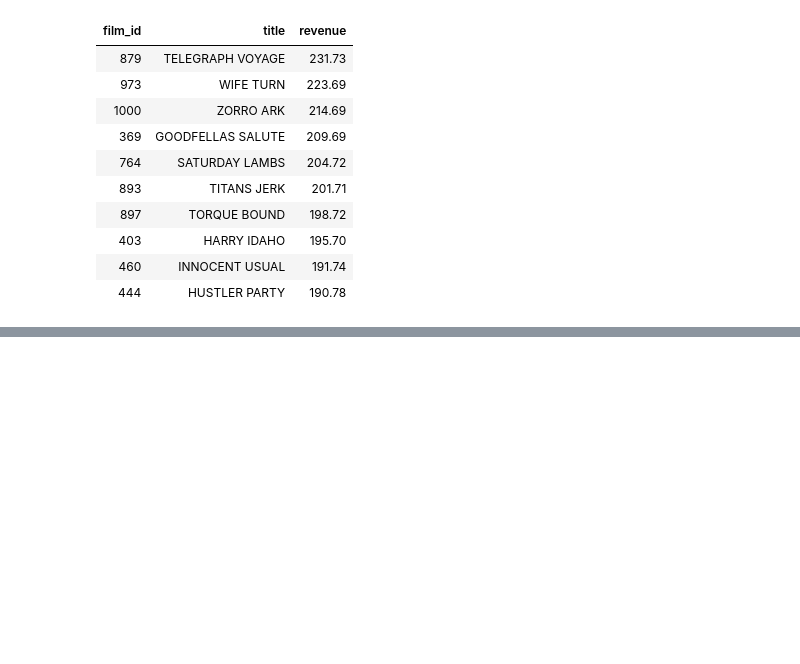
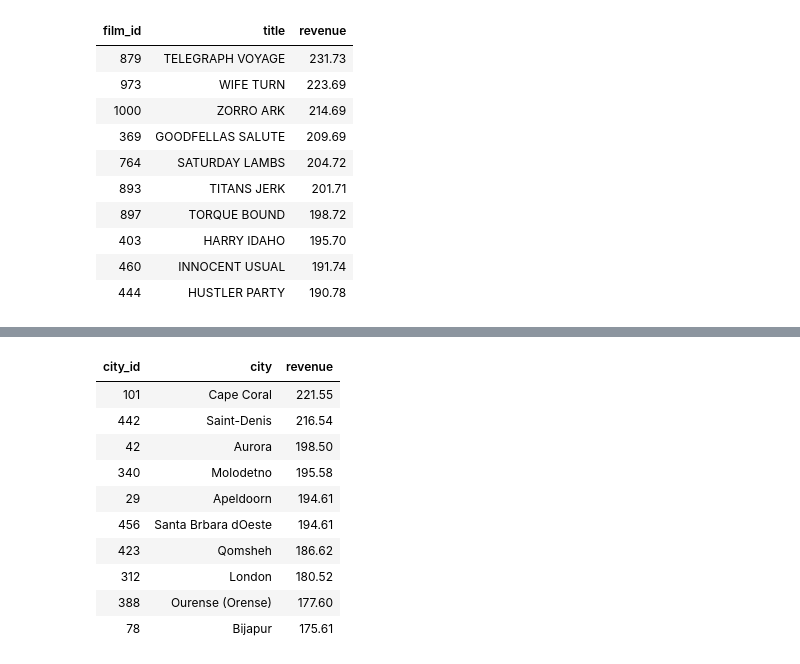
Before and after one commit to eslamdyab21/Knowledge-Hub, a Jupyter notebook: Courses/Udacity-DWH/3NF-2-Star/notebook.ipynb, the cells around one changed output, grey strips where cells are left out. Cells and saved outputs as stored; diff of their text form; code cells hidden in the pictures; blank space fills up the shorter version.

Commit message:
top movies in revenue in which cities

```diff
--- a/Courses/Udacity-DWH/3NF-2-Star/notebook.ipynb
+++ b/Courses/Udacity-DWH/3NF-2-Star/notebook.ipynb
@@ -300,0 +378,24 @@ select_query(query)
+# %%
+query = ("""
+    select ci.city_id, ci.city, sum(p.amount) as revenue
+    from city ci
+    join address ad on (ci.city_id = ad.city_id)
+    join customer cu on (ad.address_id = cu.address_id)
+    join payment p on (cu.customer_id = p.customer_id)
+    group by ci.city_id
+    order by revenue desc
+    limit 10;
+""")
+select_query(query)
+# %% [output]
+| city_id | city | revenue |
+| 101 | Cape Coral | 221.55 |
+| 442 | Saint-Denis | 216.54 |
+| 42 | Aurora | 198.50 |
+| 340 | Molodetno | 195.58 |
+| 29 | Apeldoorn | 194.61 |
+| 456 | Santa Brbara dOeste | 194.61 |
+| 423 | Qomsheh | 186.62 |
+| 312 | London | 180.52 |
+| 388 | Ourense (Orense) | 177.60 |
+| 78 | Bijapur | 175.61 |
```
Also changed, not shown: parts of 6 cells of this notebook.
